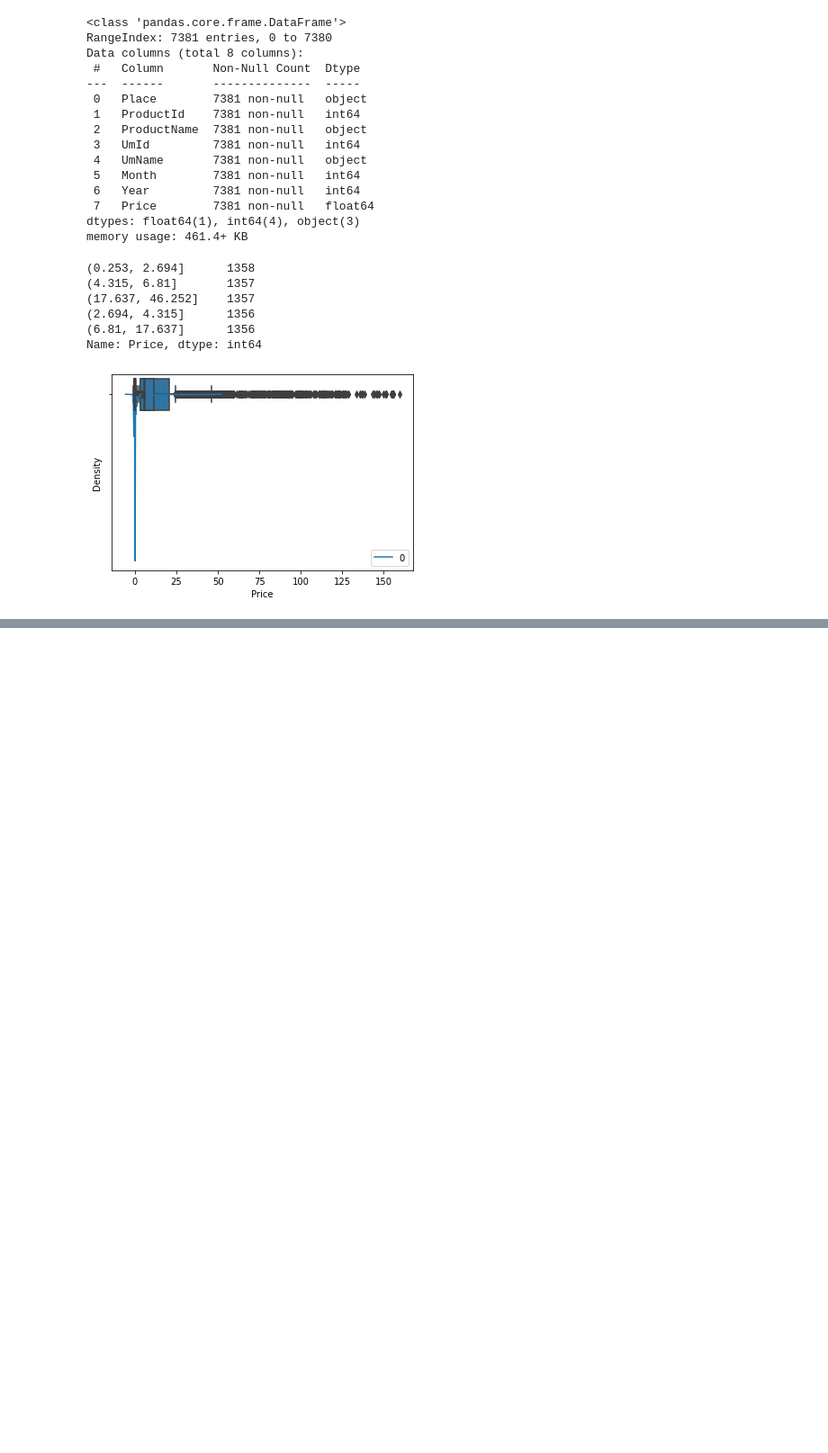
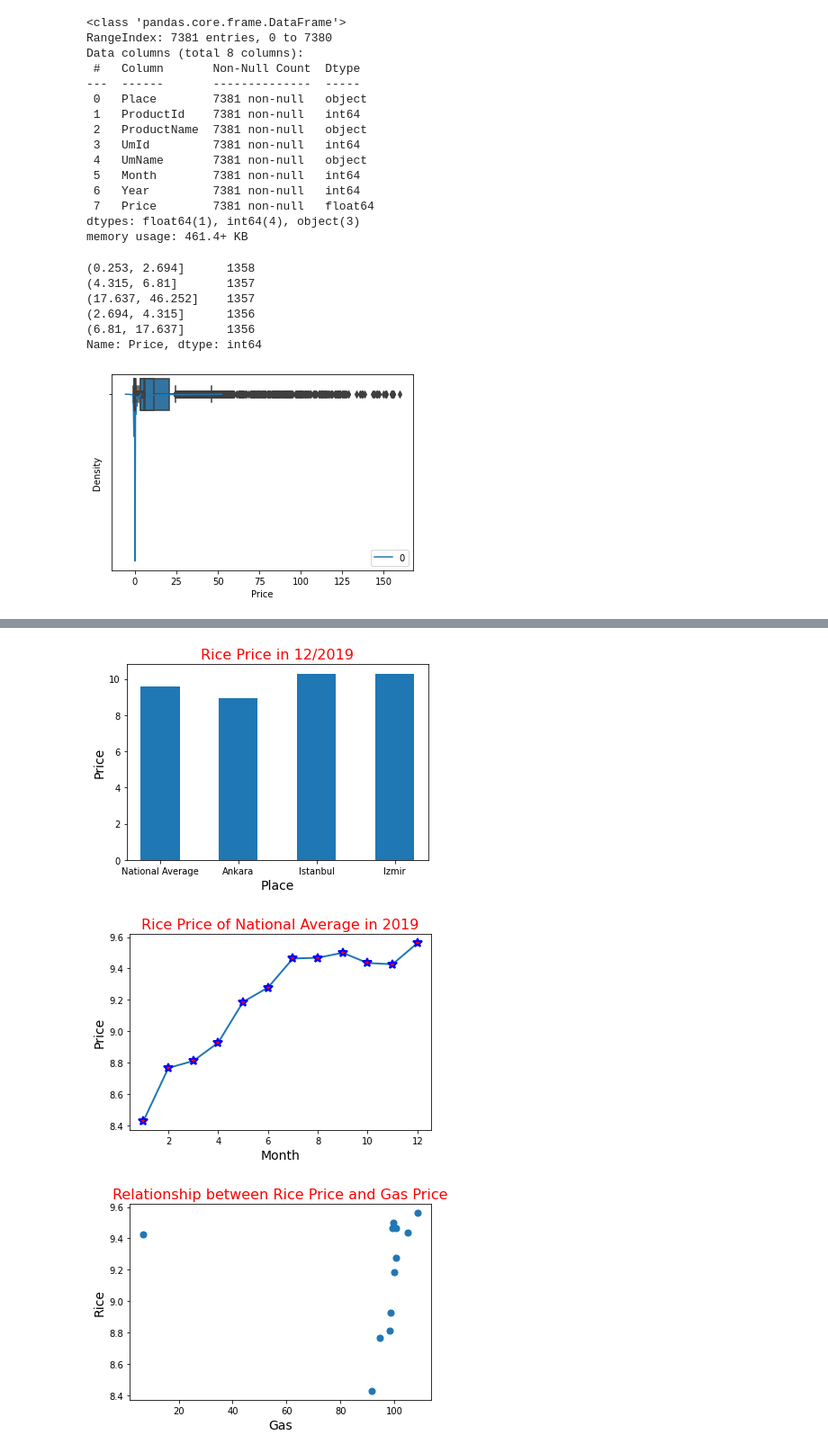
Before and after one commit to KimKieu123/DA30092022, a Jupyter notebook: BT Learn.ipynb, the cells around one changed output, grey strips where cells are left out. Shown: that part at 90% size. Saved outputs shown, nothing was run; the diff lists cells and outputs as text; code cells hidden in the pictures; blank space fills up the shorter version.

```diff
--- a/BT Learn.ipynb
+++ b/BT Learn.ipynb
@@ -1513,0 +1504,33 @@ Categories (5, object): ['Youth' < 'YoungAdult' < 'MiddleAged' < 'Senior' < 'old
+# %%
+ #[Thực hành] Trực quan hóa cơ bản dữ liệu Food Price in Turkey
+import pandas as pd
+import matplotlib.pyplot as plt
+d = pd.read_csv("FoodPrice_in_Turkey.csv")
+data1 = d[(d['Year'] == 2019) & (d['Month'] == 12) & (d['ProductName'] == 'Rice - Retail')]
+#plt.bar(data1['Place'], data1['Price'])
+plt.bar(data1['Place'], data1['Price'], width = 0.5)
+plt.title('Rice Price in 12/2019', fontsize = 16, color = 'r')
+plt.xlabel('Place', fontsize = 14)
+plt.ylabel('Price', fontsize = 14)
+plt.show()
+data2 = d[(d['Place'] == 'National Average') & (d['Year'] == 2019) & (d['ProductName'] == 'Rice - Retail')]
+#plt.plot(data2['Month'], data2['Price'])
+#plt.show()
+plt.plot(data2['Month'], data2['Price'], linewidth = 2, marker = '*', markersize=10, markerfacecolor='red', markeredgecolor = 'blue', markeredgewidth=2)
+plt.title('Rice Price of National Average in 2019', fontsize = 16, color = 'r')
+plt.xlabel('Month', fontsize = 14)
+plt.ylabel('Price', fontsize = 14)
+plt.show()
+x = d[(d['Place'] == 'National Average') & (d['ProductName'] == 'Fuel (gas) - Retail') & (d['Year'] == 2019)]
+y = d[(d['Place'] == 'National Average') & (d['ProductName'] == 'Rice - Retail') & (d['Year'] == 2019)]
+#plt.scatter(x['Price'], y['Price'])
+#plt.show()
+plt.scatter(x['Price'], y['Price'], s = 50)
+plt.title('Relationship between Rice Price and Gas Price', fontsize = 16, color = 'r')
+plt.xlabel('Gas', fontsize = 14)
+plt.ylabel('Rice', fontsize = 14)
+plt.show()
+# %% [output]
+[figure, added]
+[figure, added]
+[figure, added]
```
Also changed, not shown: parts of 10 cells of this notebook, 3 other files.
